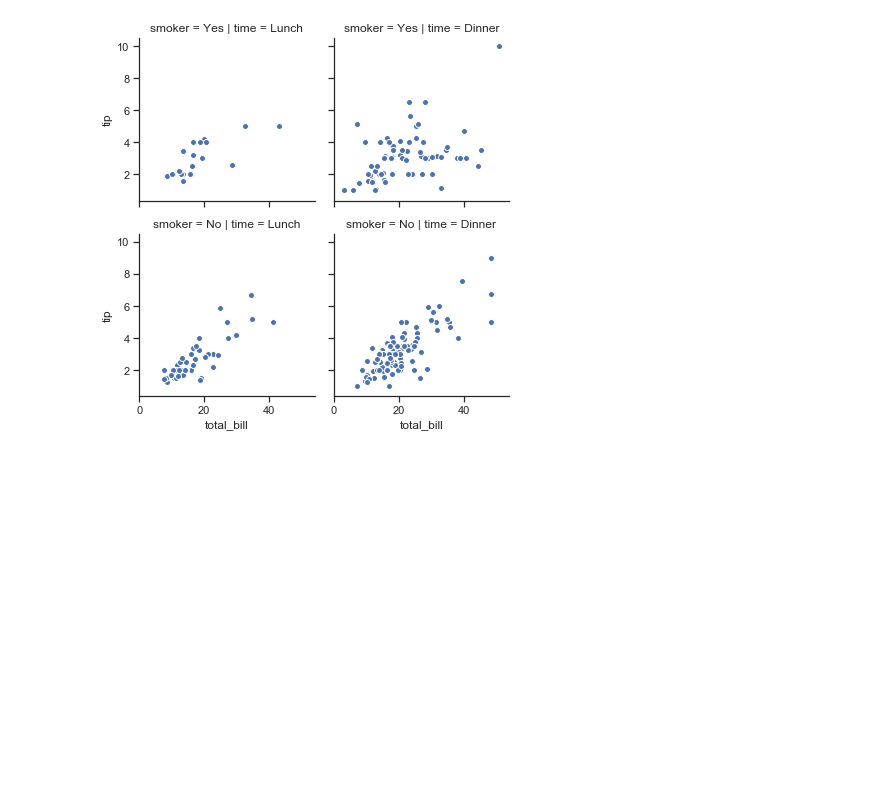
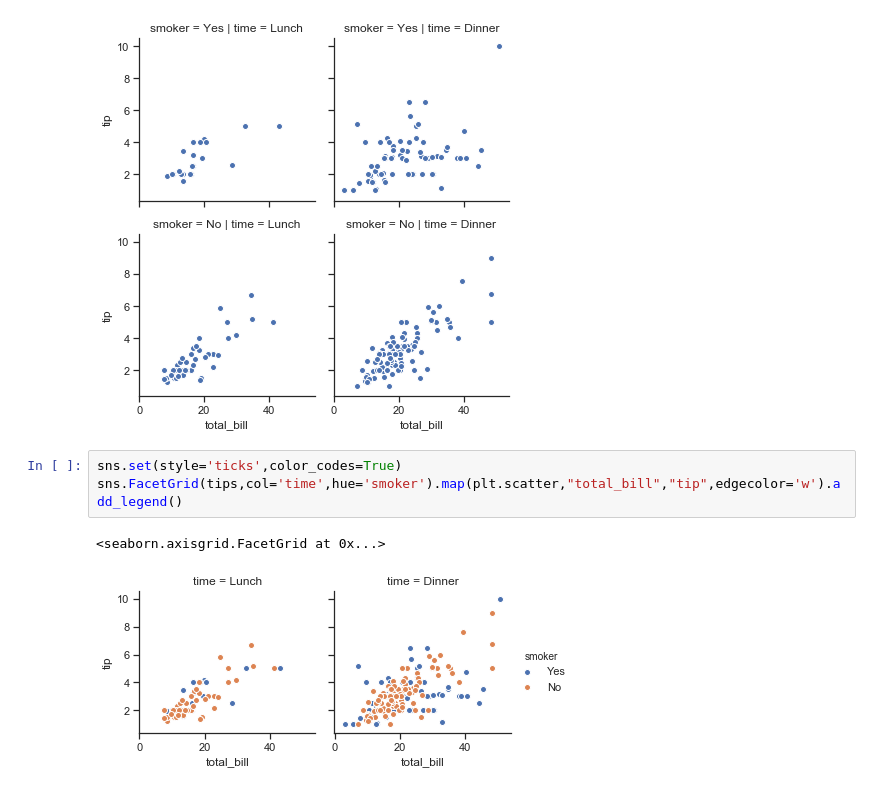
Before and after one commit to manasa-rajesh/Python-for-DataScience, a Jupyter notebook: Seaborn.ipynb, the cells around one changed output. Saved outputs shown, nothing was run; the diff lists cells and outputs as text; blank space fills up the shorter version.

Commit message:
Seaborn

```diff
--- a/Seaborn.ipynb
+++ b/Seaborn.ipynb
@@ -77,3 +77,9 @@ sns.FacetGrid(tips,col='time',row='smoker').map(plt.scatter,"total_bill","tip",e
 # %% [output]
 <seaborn.axisgrid.FacetGrid at 0x...>
 [figure]
+# %%
+sns.set(style='ticks',color_codes=True)
+sns.FacetGrid(tips,col='time',hue='smoker').map(plt.scatter,"total_bill","tip",edgecolor='w').add_legend()
+# %% [output]
+<seaborn.axisgrid.FacetGrid at 0x...>
+[figure, added]
```
Also changed, not shown: parts of 4 cells of this notebook.
